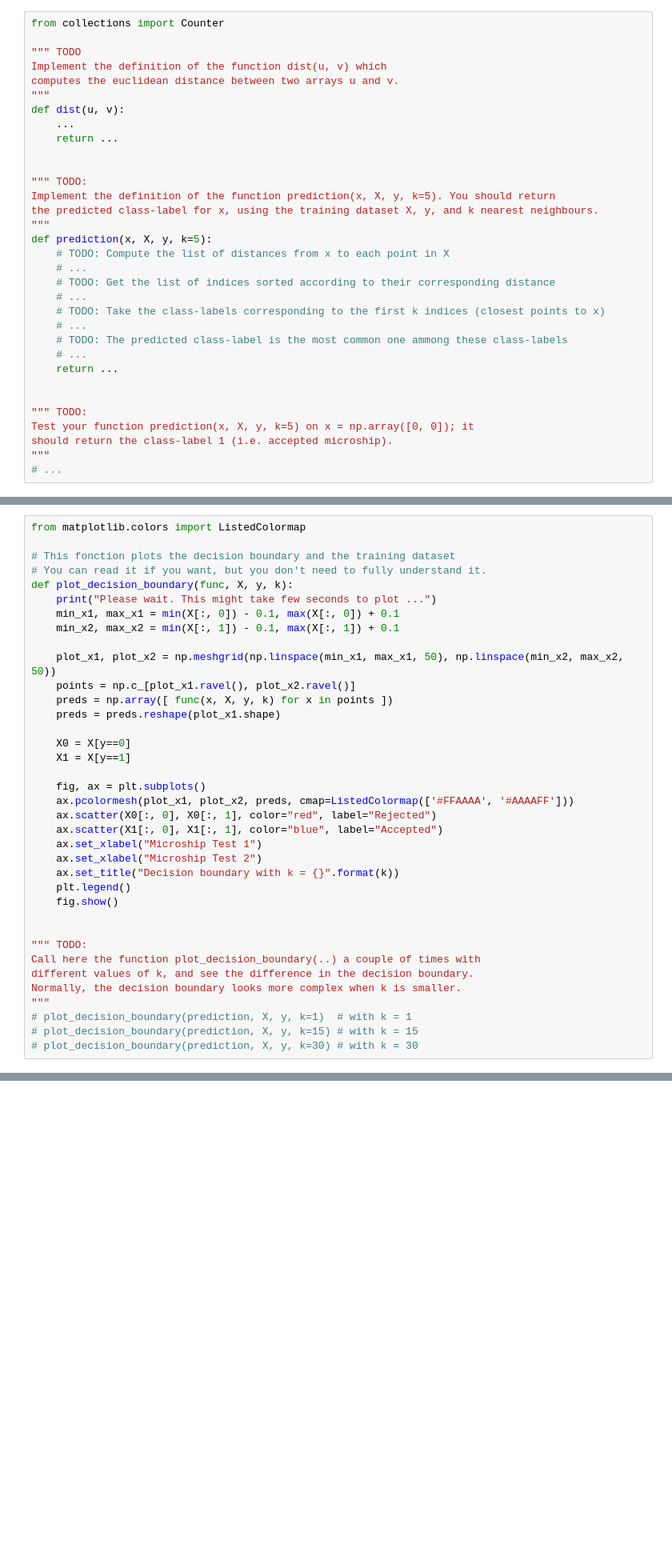
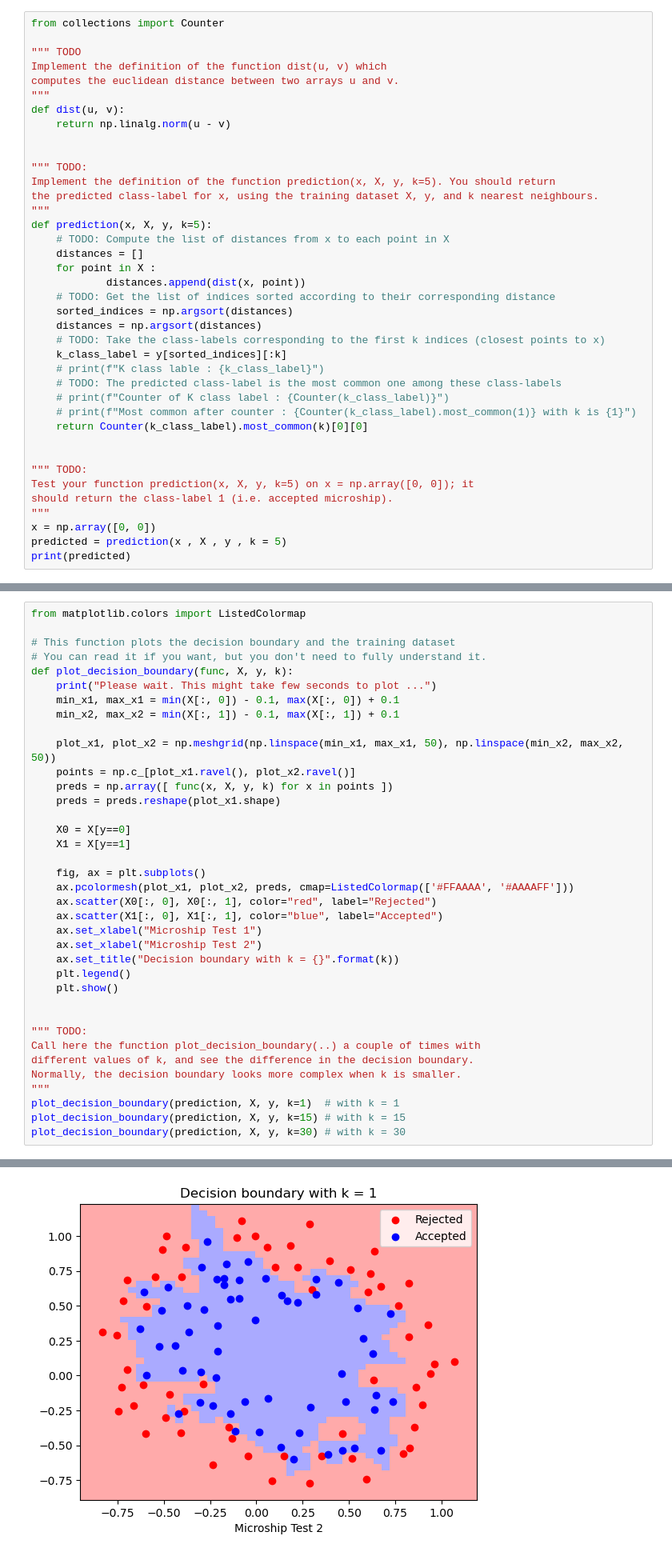
Before and after one commit to ntuanh/TrainingFIL, a Jupyter notebook: AI/ML/Labs/Lab_3 - Classification/Lab 3 - Part B - Classification with kNN.ipynb, the cells around one changed output, grey strips where cells are left out. Shown at 80% size. Drawn from its saved outputs; the diff is of its cells as text; blank space fills up the shorter version.

```diff
--- a/AI/ML/Labs/Lab_3 - Classification/Lab 3 - Part B - Classification with kNN.ipynb
+++ b/AI/ML/Labs/Lab_3 - Classification/Lab 3 - Part B - Classification with kNN.ipynb
@@ -67,8 +93,7 @@ Implement the definition of the function dist(u, v) which
 computes the euclidean distance between two arrays u and v.
 """
 def dist(u, v):
-    ...
-    return ...
+    return np.linalg.norm(u - v)
 
 
 """ TODO:
@@ -77,18 +102,25 @@ the predicted class-label for x, using the training dataset X, y, and k nearest
 """
 def prediction(x, X, y, k=5):
     # TODO: Compute the list of distances from x to each point in X
-    # ...
+    distances = []
+    for point in X :
+            distances.append(dist(x, point))
     # TODO: Get the list of indices sorted according to their corresponding distance
-    # ...
+    sorted_indices = np.argsort(distances)
+    distances = np.argsort(distances)
     # TODO: Take the class-labels corresponding to the first k indices (closest points to x)
-    # ...
-    # TODO: The predicted class-label is the most common one ammong these class-labels
-    # ...
-    return ...
+    k_class_label = y[sorted_indices][:k]
+    # print(f"K class lable : {k_class_label}")
+    # TODO: The predicted class-label is the most common one among these class-labels
+    # print(f"Counter of K class label : {Counter(k_class_label)}")
+    # print(f"Most common after counter : {Counter(k_class_label).most_common(1)} with k is {1}")
+    return Counter(k_class_label).most_common(k)[0][0]
 
 
 """ TODO:
 Test your function prediction(x, X, y, k=5) on x = np.array([0, 0]); it
 should return the class-label 1 (i.e. accepted microship).
 """
-# ...
+x = np.array([0, 0])
+predicted = prediction(x , X , y , k = 5)
+print(predicted)
@@ -101,7 +135,7 @@ In the following code, a function `plot_decision_boundary(func, X, y, k)` is pro
 # %%
 from matplotlib.colors import ListedColormap
 
-# This fonction plots the decision boundary and the training dataset
+# This function plots the decision boundary and the training dataset
 # You can read it if you want, but you don't need to fully understand it.
 def plot_decision_boundary(func, X, y, k):
     print("Please wait. This might take few seconds to plot ...")
@@ -124,7 +158,7 @@ def plot_decision_boundary(func, X, y, k):
     ax.set_xlabel("Microship Test 2")
     ax.set_title("Decision boundary with k = {}".format(k))
     plt.legend()
-    fig.show()
+    plt.show()
 
 
 """ TODO:
@@ -132,6 +166,7 @@ Call here the function plot_decision_boundary(..) a couple of times with
 different values of k, and see the difference in the decision boundary.
 Normally, the decision boundary looks more complex when k is smaller.
 """
-# plot_decision_boundary(prediction, X, y, k=1)  # with k = 1
-# plot_decision_boundary(prediction, X, y, k=15) # with k = 15
-# plot_decision_boundary(prediction, X, y, k=30) # with k = 30
+plot_decision_boundary(prediction, X, y, k=1)  # with k = 1
+plot_decision_boundary(prediction, X, y, k=15) # with k = 15
+plot_decision_boundary(prediction, X, y, k=30) # with k = 30
+# %% [output]
@@ -137,0 +174 @@ Normally, the decision boundary looks more complex when k is smaller.
+[figure, added]
```
Also changed, not shown: parts of 6 cells of this notebook.
